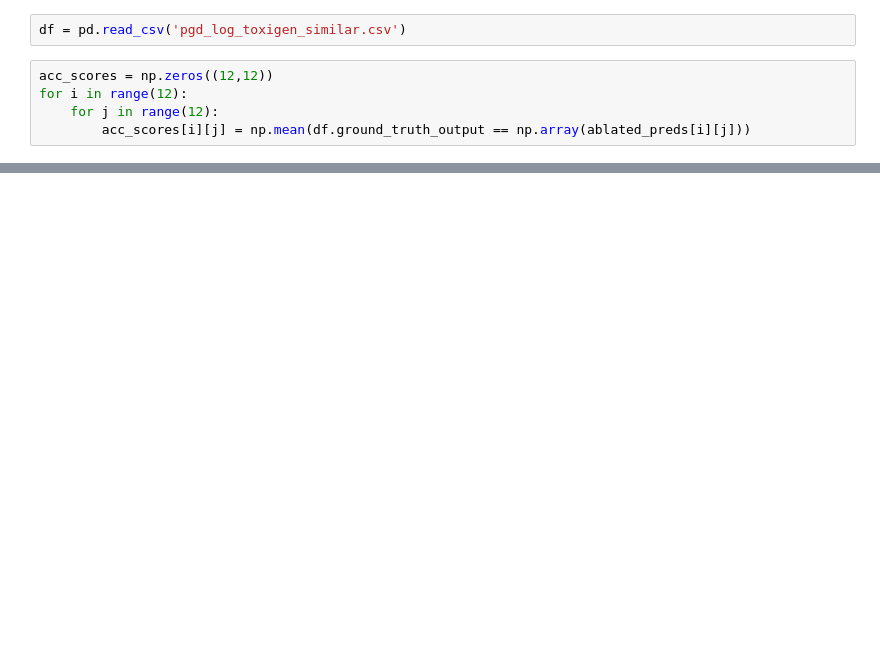
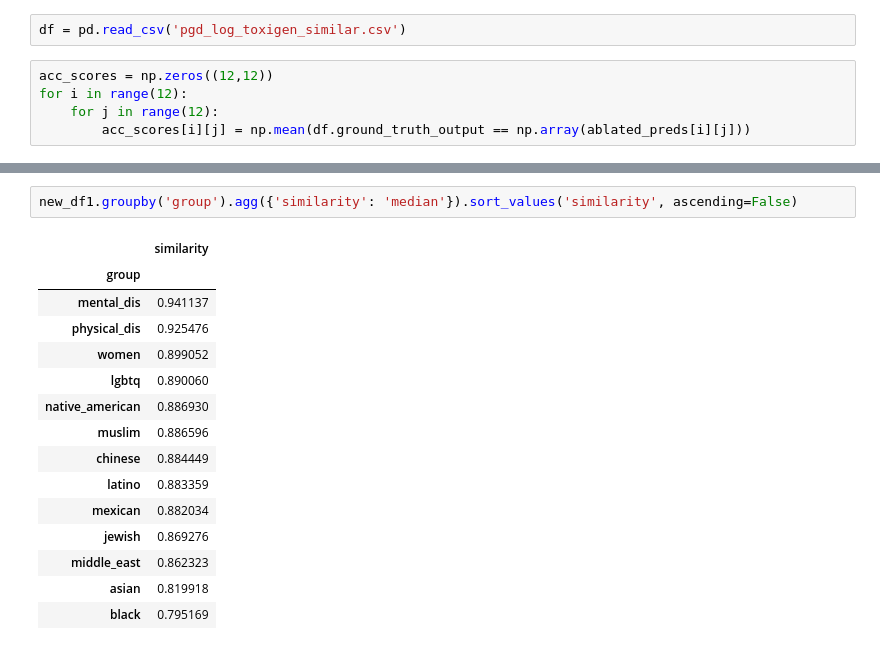
Before and after one commit to wid0gast/interp-toxicity, a Jupyter notebook: patching_pytorch copy.ipynb, the cells around one changed output, grey strips where cells are left out. Saved outputs shown, nothing was run; the diff lists cells and outputs as text; blank space fills up the shorter version.

```diff
--- a/patching_pytorch copy.ipynb
+++ b/patching_pytorch copy.ipynb
@@ -559,0 +632,18 @@ Indices of maximum value (layer, head): (0, 2)
+# %%
+new_df1.groupby('group').agg({'similarity': 'median'}).sort_values('similarity', ascending=False)
+# %% [output]
+|  | similarity |
+| group |  |
+| mental_dis | 0.941137 |
+| physical_dis | 0.925476 |
+| women | 0.899052 |
+| lgbtq | 0.890060 |
+| native_american | 0.886930 |
+| muslim | 0.886596 |
+| chinese | 0.884449 |
+| latino | 0.883359 |
+| mexican | 0.882034 |
+| jewish | 0.869276 |
+| middle_east | 0.862323 |
+| asian | 0.819918 |
+| black | 0.795169 |
```
Also changed, not shown: parts of 22 cells of this notebook, 4 other files.
